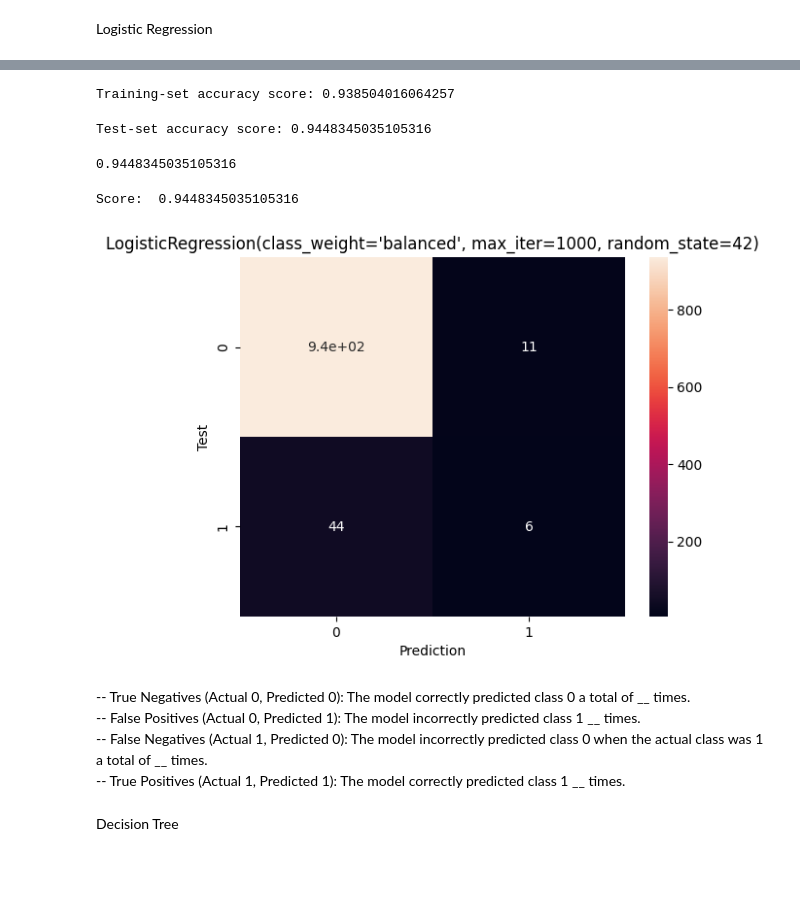
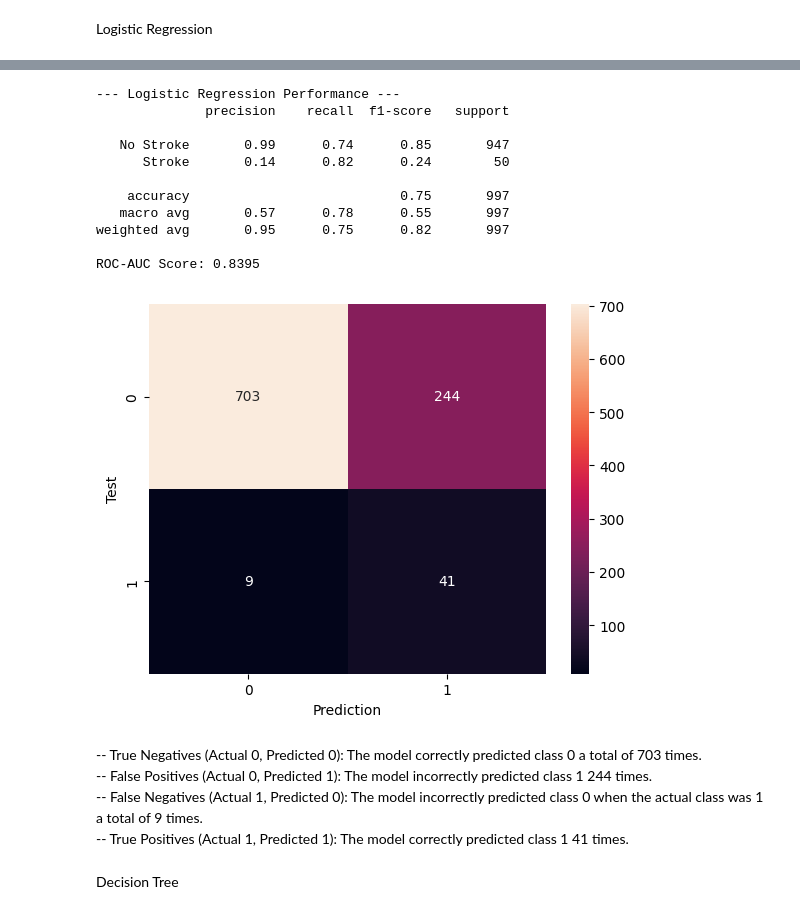
Before and after one commit to mithhhilesh/Brain-Stroke-Prediction, a Jupyter notebook: brain-stroke-prediction-using-lr-dt-rf.ipynb, the cells around one changed output, grey strips where cells are left out. Cells and saved outputs as stored; diff of their text form; code cells hidden in the pictures; blank space fills up the shorter version.

Commit message:
Brain Stroke Prediction using LR DT RF | balancing dataset using SMOTE and class weighing

```diff
--- a/brain-stroke-prediction-using-lr-dt-rf.ipynb
+++ b/brain-stroke-prediction-using-lr-dt-rf.ipynb
@@ -293,9 +285,13 @@ from sklearn.ensemble import RandomForestClassifier
 # %% [markdown]
 Logistic Regression
 # %%
-lr = LogisticRegression(random_state=42, class_weight='balanced', max_iter=1000)
-lr.fit(X_train_smote,y_train_smote)
-lr_pred = lr.predict(X_test)
+lr_pipeline = Pipeline([
+    ('scaler', StandardScaler()),
+    ('smote', SMOTE(sampling_strategy=1.0, random_state=42, k_neighbors=5)),
+    ('classifier', LogisticRegression(random_state=42, class_weight='balanced', max_iter=1000))
+])
+lr_pipeline.fit(X_train, y_train)
+lr_pred = lr_pipeline.predict(X_test)
 # %%
 from sklearn.metrics import confusion_matrix
 # %%
@@ -308,36 +304,38 @@ print(cm)
-# %%
-print('Training-set accuracy score:', lr.score(X_train, y_train))
-# %% [output]
-Training-set accuracy score: 0.938504016064257
-# %%
-print('Test-set accuracy score:', lr.score(X_test, y_test))
-# %% [output]
-Test-set accuracy score: 0.9448345035105316
+# %%
+from sklearn.metrics import classification_report, roc_auc_score
+
+# Get prediction probabilities for ROC-AUC
+lr_prob = lr_pipeline.predict_proba(X_test)[:, 1]
+
+print("--- Logistic Regression Performance ---")
+print(classification_report(y_test, lr_pred, target_names=['No Stroke', 'Stroke']))
+print(f"ROC-AUC Score: {roc_auc_score(y_test, lr_prob):.4f}")
+# %% [output]
+--- Logistic Regression Performance ---
+              precision    recall  f1-score   support
+
+   No Stroke       0.99      0.74      0.85       947
+      Stroke       0.14      0.82      0.24        50
+
+    accuracy                           0.75       997
+   macro avg       0.57      0.78      0.55       997
+weighted avg       0.95      0.75      0.82       997
+
+ROC-AUC Score: 0.8395
 # %%
 from sklearn import metrics
-# %%
-acc_log_clf = metrics.accuracy_score(y_test,lr_pred)
-acc_log_clf
-# %% [output]
-0.9448345035105316
 # %%
-predictions = [lr]
-for i in predictions:
-    print("Score: ", i.score(X_test,y_test))
-    lr_pred=i.predict(X_test)
-    sns.heatmap(confusion_matrix(y_test, lr_pred), annot = True)
-    plt.xlabel("Prediction")
-    plt.ylabel("Test")
-    plt.title(i)
-    plt.show()
+sns.heatmap(confusion_matrix(y_test, lr_pred), annot=True, fmt='d')
+plt.xlabel("Prediction")
+plt.ylabel("Test")
+plt.show()
 # %% [output]
-Score:  0.9448345035105316
-[figure, old version]
+[figure, new version]
 # %% [markdown]
--- True Negatives (Actual 0, Predicted 0): The model correctly predicted class 0 a total of __ times.
--- False Positives (Actual 0, Predicted 1): The model incorrectly predicted class 1 __ times.
--- False Negatives (Actual 1, Predicted 0): The model incorrectly predicted class 0 when the actual class was 1 a total of __ times.
--- True Positives (Actual 1, Predicted 1): The model correctly predicted class 1 __ times.
+-- True Negatives (Actual 0, Predicted 0): The model correctly predicted class 0 a total of 703 times.
+-- False Positives (Actual 0, Predicted 1): The model incorrectly predicted class 1 244 times.
+-- False Negatives (Actual 1, Predicted 0): The model incorrectly predicted class 0 when the actual class was 1 a total of 9 times.
+-- True Positives (Actual 1, Predicted 1): The model correctly predicted class 1 41 times.
 # %% [markdown]
 Decision Tree
 # %%
```
Also changed, not shown: parts of 20 cells of this notebook.
